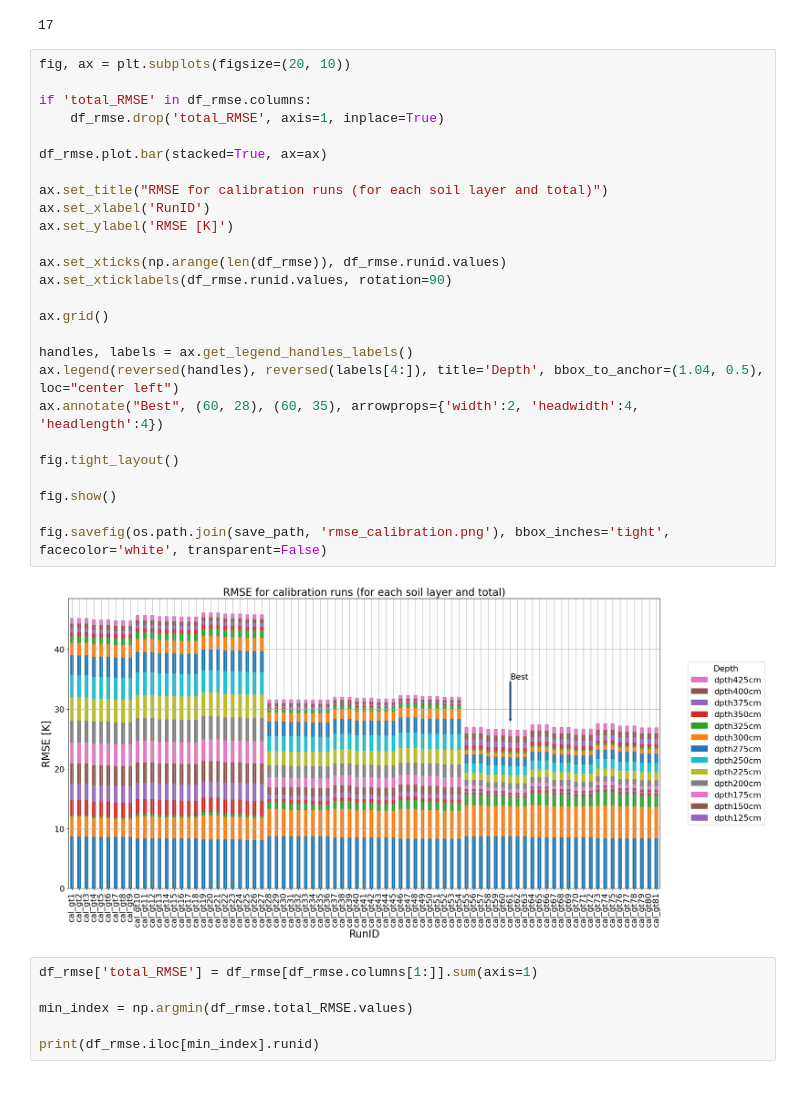
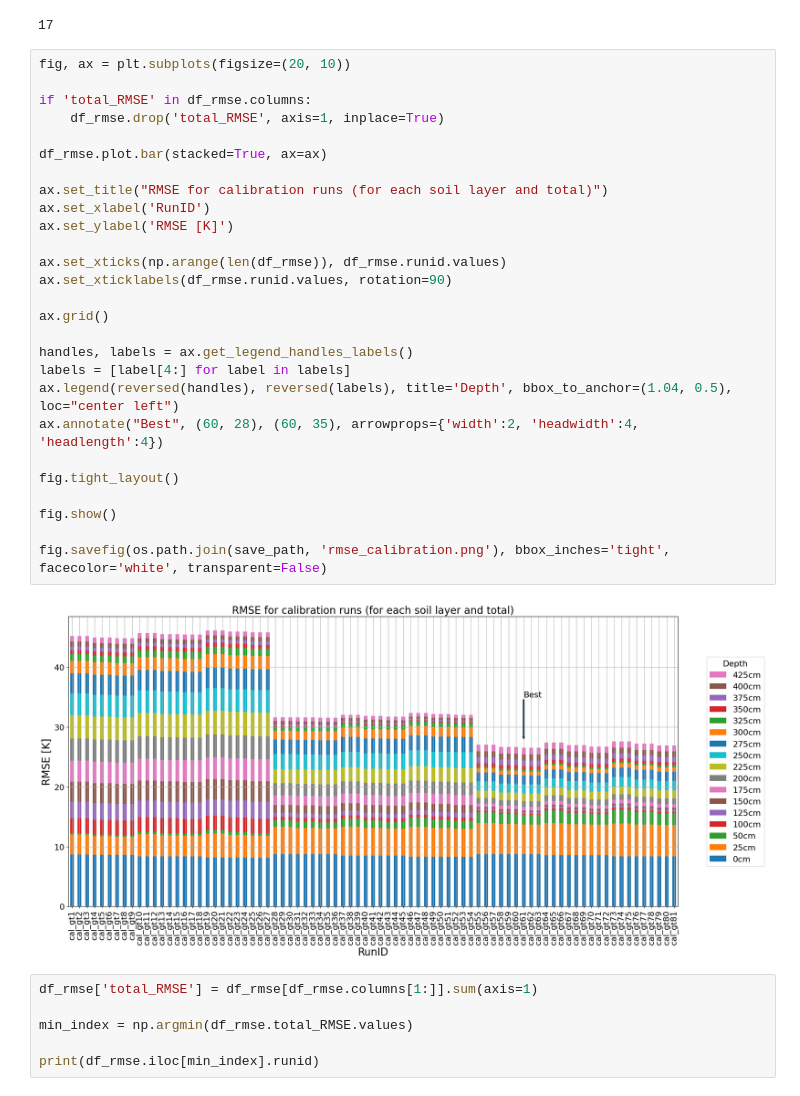
Before and after one commit to khdebruijn/thermo-morphological-model, a Jupyter notebook: validation/ground_temperature_calibration2.ipynb, the cells around one changed output. Drawn from its saved outputs; the diff is of its cells as text.

Commit message:
figure

```diff
--- a/validation/ground_temperature_calibration2.ipynb
+++ b/validation/ground_temperature_calibration2.ipynb
@@ -175,31 +175,32 @@ len(df_rmse.columns[1:])
 # %%
 fig, ax = plt.subplots(figsize=(20, 10))
 
 if 'total_RMSE' in df_rmse.columns:
     df_rmse.drop('total_RMSE', axis=1, inplace=True)
 
 df_rmse.plot.bar(stacked=True, ax=ax)
 
 ax.set_title("RMSE for calibration runs (for each soil layer and total)")
 ax.set_xlabel('RunID')
 ax.set_ylabel('RMSE [K]')
 
 ax.set_xticks(np.arange(len(df_rmse)), df_rmse.runid.values)
 ax.set_xticklabels(df_rmse.runid.values, rotation=90)
 
 ax.grid()
 
 handles, labels = ax.get_legend_handles_labels()
-ax.legend(reversed(handles), reversed(labels[4:]), title='Depth', bbox_to_anchor=(1.04, 0.5), loc="center left")
+labels = [label[4:] for label in labels]
+ax.legend(reversed(handles), reversed(labels), title='Depth', bbox_to_anchor=(1.04, 0.5), loc="center left")
 ax.annotate("Best", (60, 28), (60, 35), arrowprops={'width':2, 'headwidth':4, 'headlength':4})
 
 fig.tight_layout()
 
 fig.show()
 
 fig.savefig(os.path.join(save_path, 'rmse_calibration.png'), bbox_inches='tight', facecolor='white', transparent=False)
 # %% [output]
-[figure, old version]
+[figure, new version]
 # %%
 df_rmse['total_RMSE'] = df_rmse[df_rmse.columns[1:]].sum(axis=1)
 
```
